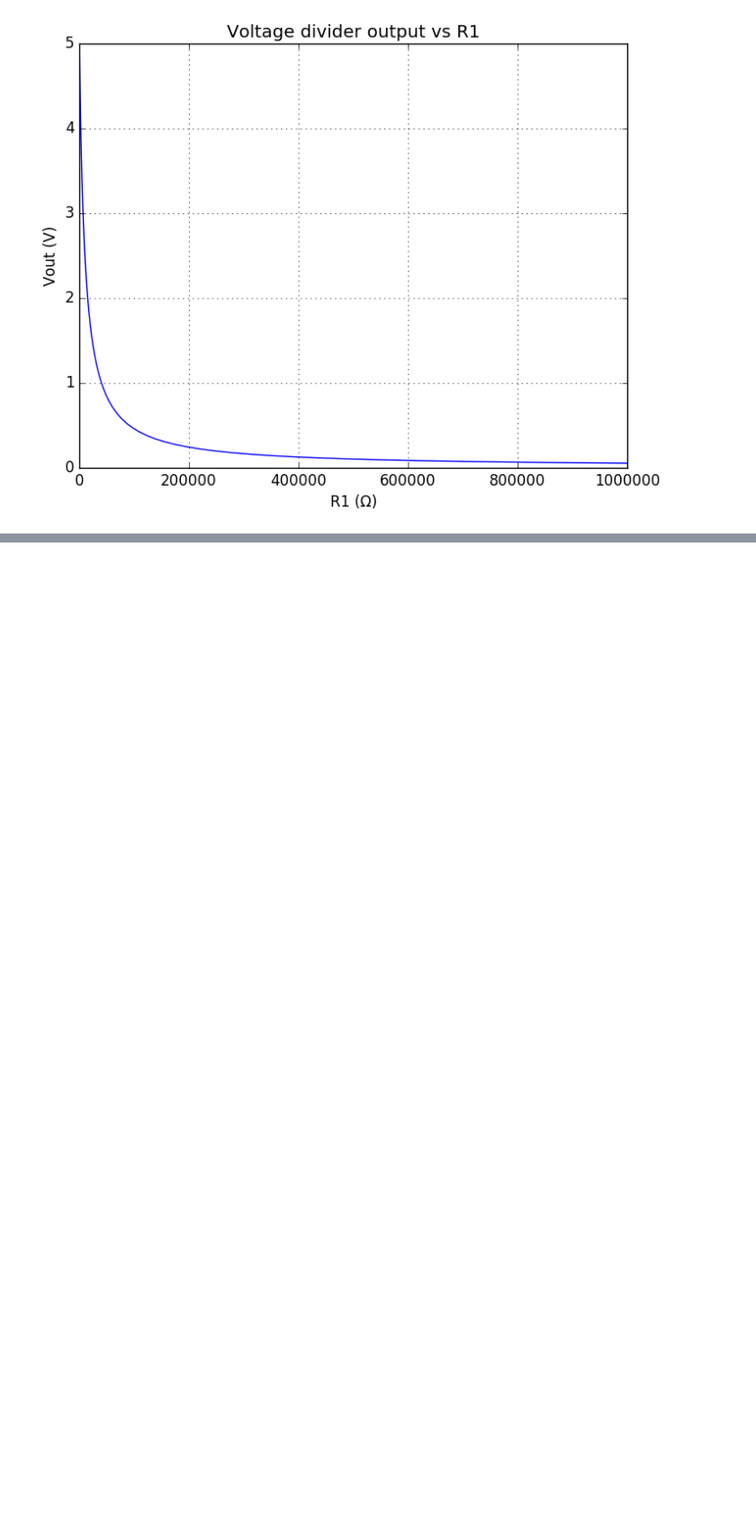
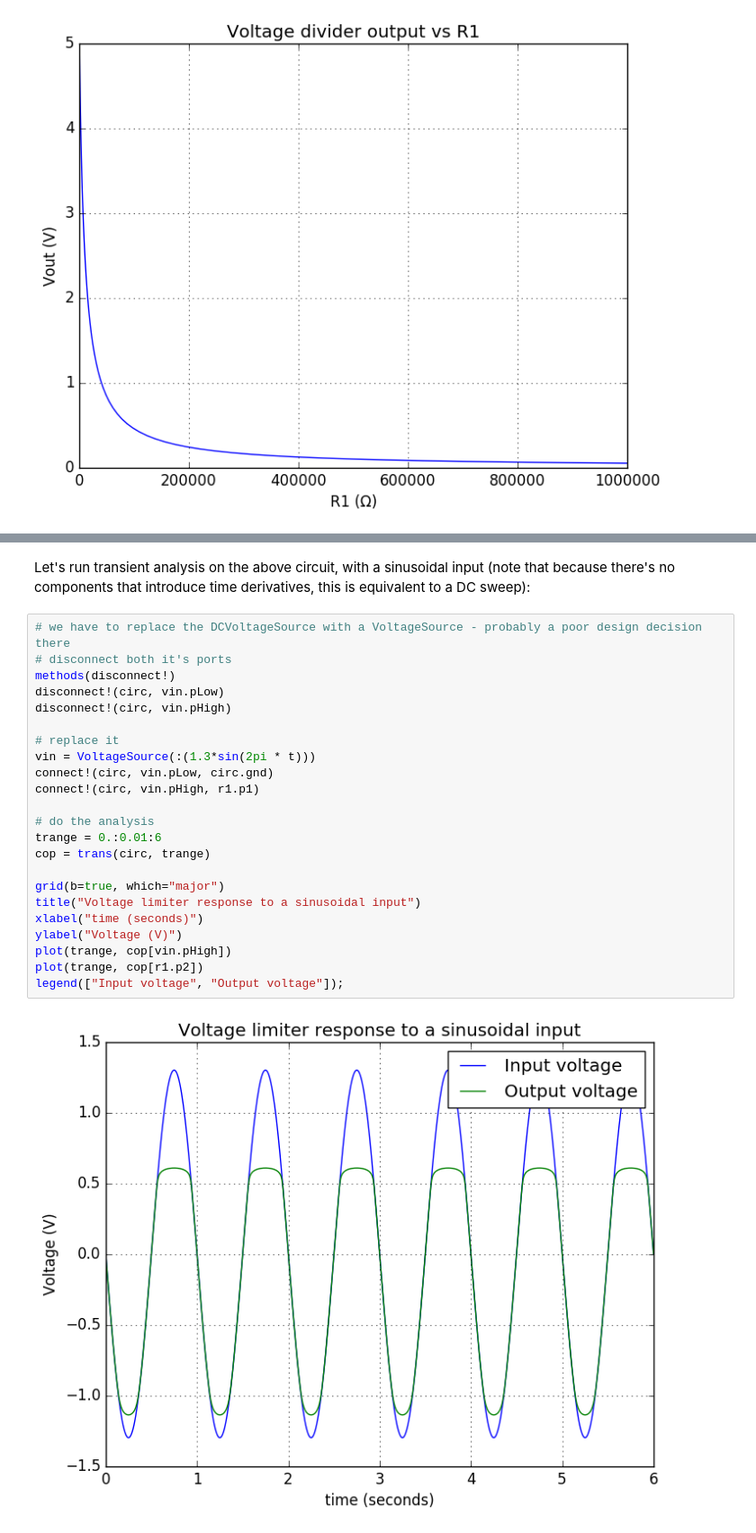
Before and after one commit to mridsole/SimpleCircuits.jl, a Jupyter notebook: MATH3976 Project - Rapisarda 440429320.ipynb, the cells around one changed output, grey strips where cells are left out. Shown at 90% size. Drawn from its saved outputs; the diff is of its cells as text; blank space fills up the shorter version.

Commit message:
Add more examples to the submission notebook
and it's bed time again

```diff
--- a/MATH3976 Project - Rapisarda 440429320.ipynb
+++ b/MATH3976 Project - Rapisarda 440429320.ipynb
@@ -96,0 +150,27 @@ Linear circuit analysis is not so interesting, since Thevenin's theorem states t
+# %% [markdown]
+Let's run transient analysis on the above circuit, with a sinusoidal input (note that because there's no components that introduce time derivatives, this is equivalent to a DC sweep):
+# %%
+# we have to replace the DCVoltageSource with a VoltageSource - probably a poor design decision there
+# disconnect both it's ports
+methods(disconnect!)
+disconnect!(circ, vin.pLow)
+disconnect!(circ, vin.pHigh)
+
+# replace it
+vin = VoltageSource(:(1.3*sin(2pi * t)))
+connect!(circ, vin.pLow, circ.gnd)
+connect!(circ, vin.pHigh, r1.p1)
+
+# do the analysis
+trange = 0.:0.01:6
+cop = trans(circ, trange)
+
+grid(b=true, which="major")
+title("Voltage limiter response to a sinusoidal input")
+xlabel("time (seconds)")
+ylabel("Voltage (V)")
+plot(trange, cop[vin.pHigh])
+plot(trange, cop[r1.p2])
+legend(["Input voltage", "Output voltage"]);
+# %% [output]
+[figure, added]
```
Also changed, not shown: parts of 15 cells of this notebook, 5 other files.
